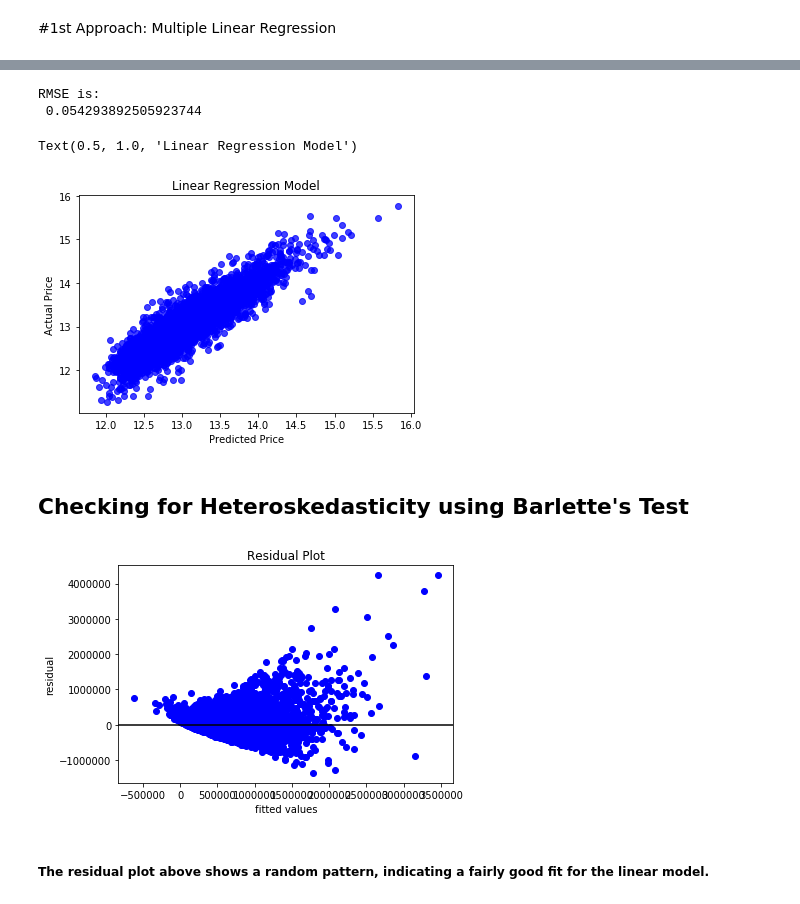
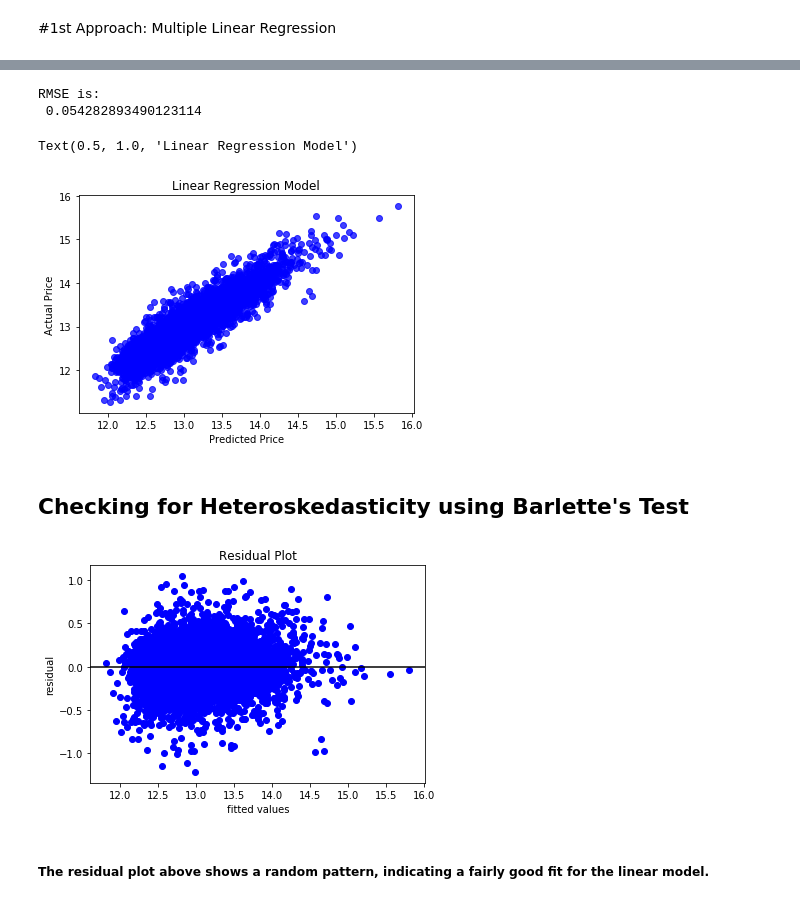
Before and after one commit to vivianusdjpy/Supervised-Learning-with-Various-Regression-Techniques, a Jupyter notebook: Supervised_Learning_using_various_Regression_Techniques.ipynb, the cells around one changed output, grey strips where cells are left out. Cells and saved outputs as stored; diff of their text form; code cells hidden in the pictures.

```diff
--- a/Supervised_Learning_using_various_Regression_Techniques.ipynb
+++ b/Supervised_Learning_using_various_Regression_Techniques.ipynb
@@ -601,13 +601,13 @@ Accuracy Score is:
 # %%
 
-predictions = model.predict(X_test)
+y_pred = model.predict(X_test)
 from sklearn.metrics import mean_squared_error
 print ('RMSE is: \n', mean_squared_error(y_test, predictions))
 #the mean squred error for the model is quite low hence confirming the previous findings of its predictive
 #capabilities given by the accuracy score
 # %% [output]
 RMSE is:
- 0.054293892505923744
+ 0.054282893490123114
 # %%
 actual_values = y_test
 plt.scatter(predictions, actual_values, alpha=.75,
@@ -618,20 +618,21 @@ plt.title('Linear Regression Model')
 #pltrandom_state=None.show()
 # %% [output]
 Text(0.5, 1.0, 'Linear Regression Model')
-[figure, old version]
+[figure, new version]
 # %% [markdown]
 ## Checking for Heteroskedasticity using Barlette's Test
 # %%
 # Plotting the prediction errors
 
+residuals = y_test - y_pred
 plt.scatter(y_pred, residuals, color='blue')
 plt.title('Residual Plot')
 plt.ylabel('residual')
 plt.xlabel('fitted values')
 plt.axhline(y= residuals.mean(), color='black')
 plt.show()
 # %% [output]
-[figure, old version]
+[figure, new version]
 # %% [markdown]
 ##### The residual plot above shows a random pattern, indicating a fairly good fit for the linear model.
 # %%
```
Also changed, not shown: parts of 14 cells of this notebook.
